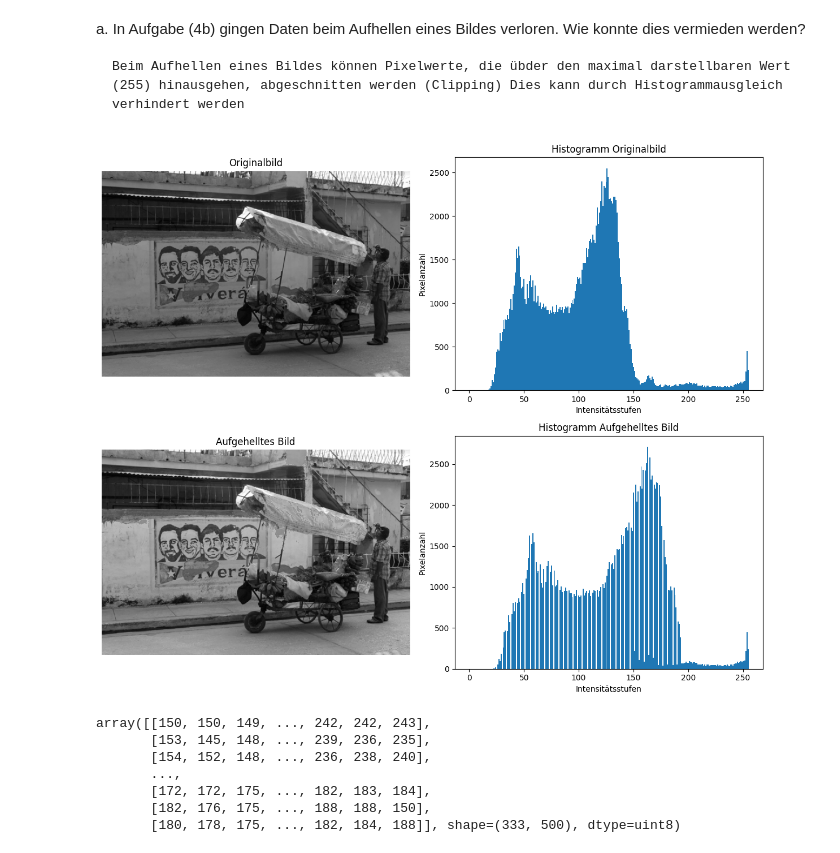
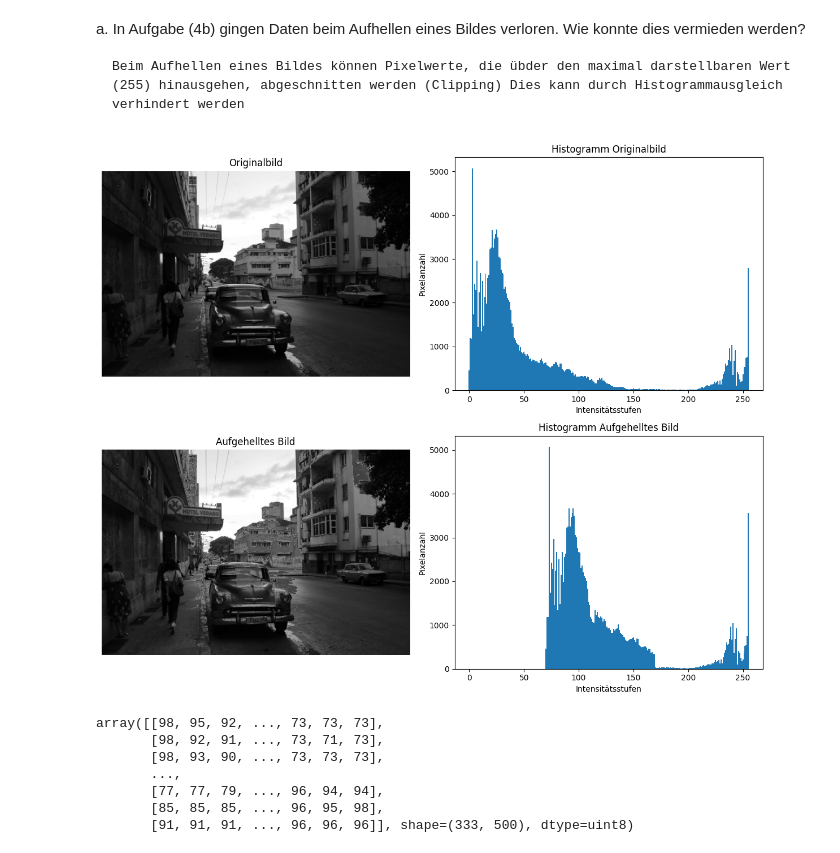
Before and after one commit to eFabi11/2D_Computergrafik_2025, a Jupyter notebook: Aufgabe1/2D_Aufgabe1.ipynb, the cells around one changed output. Saved outputs shown, nothing was run; the diff lists cells and outputs as text; code cells hidden in the pictures.

```diff
--- a/Aufgabe1/2D_Aufgabe1.ipynb
+++ b/Aufgabe1/2D_Aufgabe1.ipynb
@@ -151,12 +151,12 @@ def plot_hist(gray_image, hist):
 
     plt.show()
 
-img_rgb1 = image_list[3]
+img_rgb1 = image_list[0]
 img_gray1 = rgb_to_gray(img_rgb1)
 
 hist1 = histogramm_gray(img_gray1)
 
-img_rgb = image_list[4]
+img_rgb = image_list[0]
 img_gray = rgb_to_gray(img_rgb)
 
 hist = histogramm_gray(img_gray)
@@ -187,18 +187,21 @@ c. Bild04 ist das aufgenommene Bild. Bild05 wurde einem Bearbeitungsschritt unte
 
     Beim Aufhellen eines Bildes können Pixelwerte, die übder den maximal darstellbaren Wert (255) hinausgehen, abgeschnitten werden (Clipping) Dies kann durch Histogrammausgleich verhindert werden
 # %%
-def contrast_change(img, factor, threshold=150, dark_factor=1.3, bright_factor=0.8):
+def contrast_change(img, threshold1=100, threshold2=200, dark_factor=50, mid_factor=20, bright_factor=1):
+
     lut = np.zeros(256, dtype=np.uint8)
 
-    # Für dunkle Bereiche: stärkere Aufhellung
-    for i in range(threshold):
-        # Lineare Verstärkung mit Clipping bei 255
-        lut[i] = np.clip(int(i * dark_factor), 0, 255)
+    # Für dunkle Bereiche
+    for i in range(0, threshold1):
+        lut[i] = np.clip(int(i + dark_factor), 0, 255)
 
-    # Für helle Bereiche: schwächere Aufhellung
-    for i in range(threshold, 256):
-        # Lineare Verstärkung mit Clipping bei 255
-        lut[i] = np.clip(int(i * bright_factor), 0, 255)
+    # Für mittlere Bereiche
+    for i in range(threshold1, threshold2):
+        lut[i] = np.clip(int(i + mid_factor), 0, 255)
+
+    # Für helle Bereiche
+    for i in range(threshold2, 256):
+        lut[i] = np.clip(int(i + bright_factor), 0, 255)
 
     # Anwenden der LUT auf das Bild
     new_img = lut[img]
@@ -215,40 +218,40 @@ def contrast_change(img, factor, threshold=150, dark_factor=1.3, bright_factor=0
     plt.imshow(img, cmap='gray')
     plt.title("Originalbild")
     plt.axis("off")
 
     # Zeige das Histogramm des Originalbildes
     plt.subplot(2, 2, 2)
     plt.bar(np.arange(256), hist_original, width=1)
     plt.title("Histogramm Originalbild")
     plt.xlabel("Intensitätsstufen")
     plt.ylabel("Pixelanzahl")
 
     # Zeige das aufgehellte Bild
     plt.subplot(2, 2, 3)
     plt.imshow(new_img, cmap='gray')
     plt.title("Aufgehelltes Bild")
     plt.axis("off")
 
     # Zeige das Histogramm des aufgehellten Bildes
     plt.subplot(2, 2, 4)
     plt.bar(np.arange(256), hist_new, width=1)
     plt.title("Histogramm Aufgehelltes Bild")
     plt.xlabel("Intensitätsstufen")
     plt.ylabel("Pixelanzahl")
 
     plt.tight_layout()
     plt.show()
 
     return new_img
 
-# Beispielaufruf:
-contrast_change(img_gray1, factor=2, threshold=150, dark_factor=1.3, bright_factor=1)
+
+contrast_change(img_gray1, threshold1=100, threshold2=200, dark_factor=70, mid_factor=15, bright_factor=1)
 # %% [output]
-[figure, old version]
+[figure, new version]
-array([[150, 150, 149, ..., 242, 242, 243],
-       [153, 145, 148, ..., 239, 236, 235],
-       [154, 152, 148, ..., 236, 238, 240],
+array([[98, 95, 92, ..., 73, 73, 73],
+       [98, 92, 91, ..., 73, 71, 73],
+       [98, 93, 90, ..., 73, 73, 73],
        ...,
-       [172, 172, 175, ..., 182, 183, 184],
-       [182, 176, 175, ..., 188, 188, 150],
-       [180, 178, 175, ..., 182, 184, 188]], shape=(333, 500), dtype=uint8)
+       [77, 77, 79, ..., 96, 94, 94],
+       [85, 85, 85, ..., 96, 95, 98],
+       [91, 91, 91, ..., 96, 96, 96]], shape=(333, 500), dtype=uint8)
```
Also changed, not shown: parts of 1 cell of this notebook.
